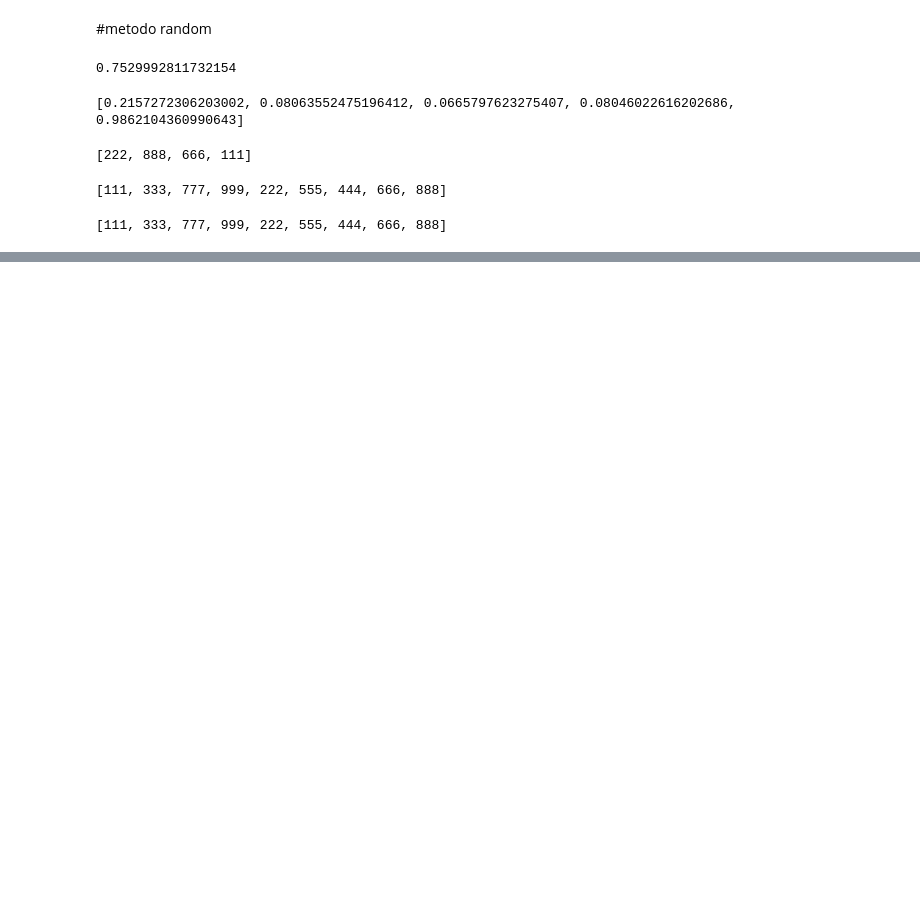
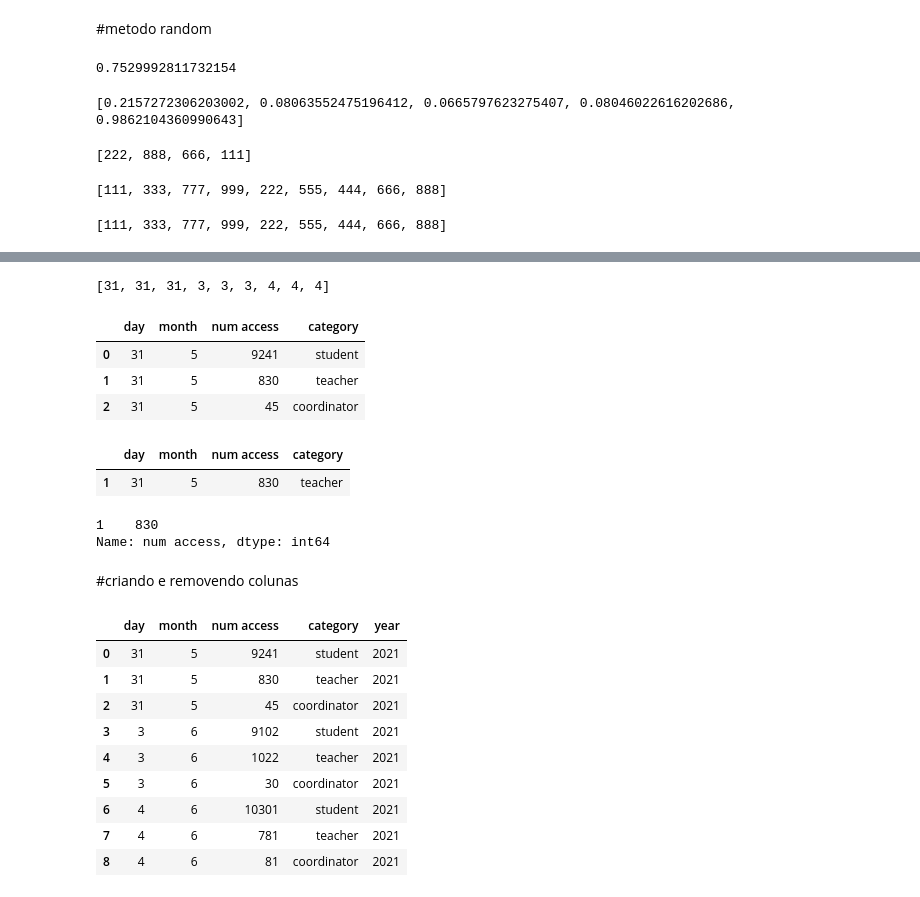
Before and after one commit to AlexsanderPessoa/Agro_bibliotecas, a Jupyter notebook: agro_bibliotecas.ipynb, the cells around one changed output, grey strips where cells are left out. Saved outputs shown, nothing was run; the diff lists cells and outputs as text; code cells hidden in the pictures; blank space fills up the shorter version.

```diff
--- a/agro_bibliotecas.ipynb
+++ b/agro_bibliotecas.ipynb
@@ -74,0 +204,40 @@ numeros
+# %%
+lista_dias = list(df['day'].values)
+print(lista_dias)
+# %% [output]
+[31, 31, 31, 3, 3, 3, 4, 4, 4]
+# %%
+#fazer buscas
+df.query('month == 5')
+# %% [output]
+|  | day | month | num access | category |
+| 0 | 31 | 5 | 9241 | student |
+| 1 | 31 | 5 | 830 | teacher |
+| 2 | 31 | 5 | 45 | coordinator |
+# %%
+df.query('month == 5 & category == "teacher"' )
+# %% [output]
+|  | day | month | num access | category |
+| 1 | 31 | 5 | 830 | teacher |
+# %%
+#dentro dessa linha eu só quero retornar o num access
+df.query('month == 5 & category == "teacher"')['num access']
+# %% [output]
+1    830
+Name: num access, dtype: int64
+# %% [markdown]
+#criando e removendo colunas
+# %%
+df['year'] = 2021
+df
+# %% [output]
+|  | day | month | num access | category | year |
+| 0 | 31 | 5 | 9241 | student | 2021 |
+| 1 | 31 | 5 | 830 | teacher | 2021 |
+| 2 | 31 | 5 | 45 | coordinator | 2021 |
+| 3 | 3 | 6 | 9102 | student | 2021 |
+| 4 | 3 | 6 | 1022 | teacher | 2021 |
+| 5 | 3 | 6 | 30 | coordinator | 2021 |
+| 6 | 4 | 6 | 10301 | student | 2021 |
+| 7 | 4 | 6 | 781 | teacher | 2021 |
+| 8 | 4 | 6 | 81 | coordinator | 2021 |
```
Also changed, not shown: parts of 19 cells of this notebook.
